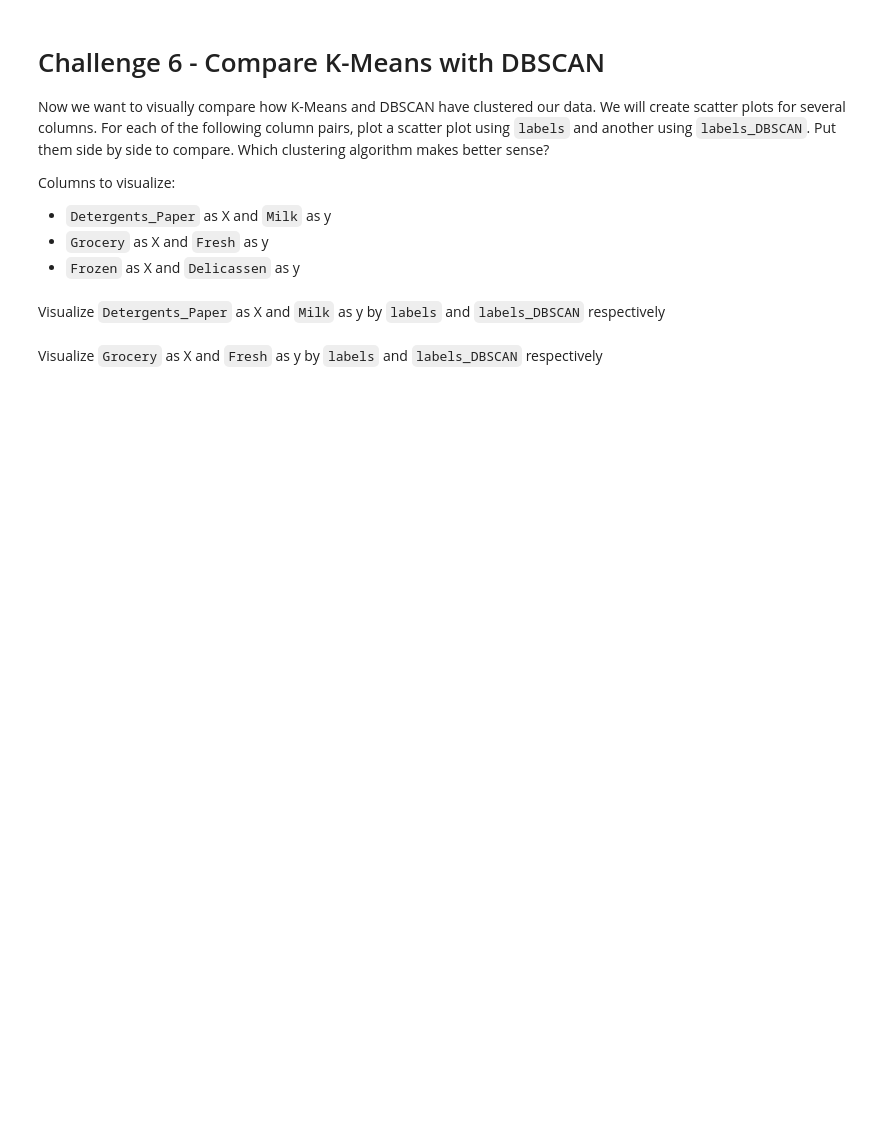
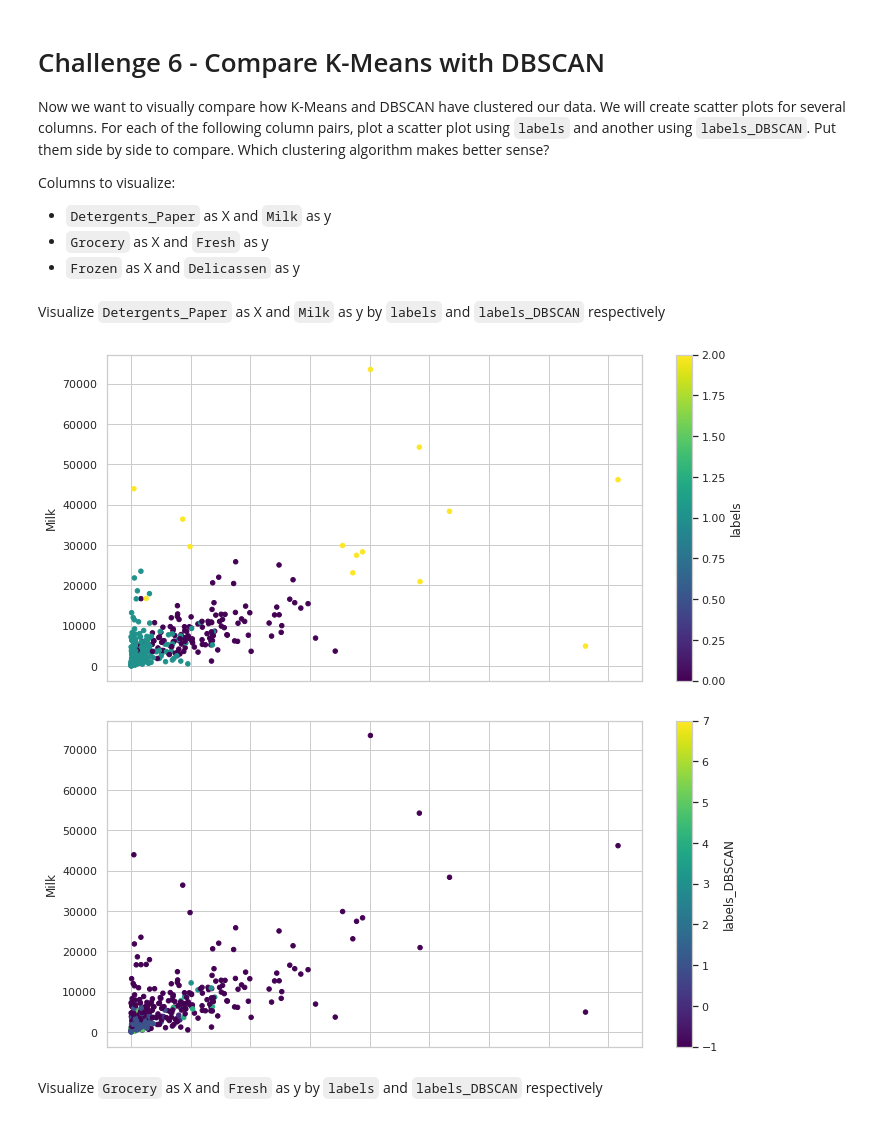
Before and after one commit to Ironhack-Data-Madrid-Enero-2022/lab_unsupervised_learning, a Jupyter notebook: your-code/main.ipynb, the cells around one changed output. Cells and saved outputs as stored; diff of their text form; code cells hidden in the pictures; blank space fills up the shorter version.

```diff
--- a/your-code/main.ipynb
+++ b/your-code/main.ipynb
@@ -125,3 +117,8 @@ Diverse value ranges in different features could cause issues in our clustering.
 from sklearn.preprocessing import StandardScaler
 
 # Your code here:
+scaler = StandardScaler()
+customers_scale = scaler.fit_transform(customers)
+# %%
+customers_scale = pd.DataFrame(customers_scale)
+customers_scale.columns = list(customers.columns)
@@ -133,6 +146,8 @@ Now let's cluster the data with K-Means first. Initiate the K-Means model, then
 from sklearn.cluster import KMeans
 
 # Your code here:
+kmeans=KMeans(n_clusters=3).fit(customers_scale)
+customers['labels']=kmeans.predict(customers_scale)
 # %% [markdown]
 Count the values in `labels`.
 # %%
@@ -144,6 +165,9 @@ Now let's cluster the data using DBSCAN. Use `DBSCAN(eps=0.5)` to initiate the m
 # %%
 # Your code here
 from sklearn.cluster import DBSCAN
+dbscan=DBSCAN(eps=0.5)
+customers_DBSCAN = dbscan.fit(customers_scale)
+customers['labels_DBSCAN']=dbscan.fit_predict(customers_scale)
 # %% [markdown]
 Count the values in `labels_DBSCAN`.
 # %%
@@ -165,2 +199,9 @@ Visualize `Detergents_Paper` as X and `Milk` as y by `labels` and `labels_DBSCAN
+# %%
+# Your code here:
+customers.plot.scatter(x='Detergents_Paper', y='Milk', c='labels', cmap='viridis');
+customers.plot.scatter(x='Detergents_Paper', y='Milk', c='labels_DBSCAN', cmap='viridis');
+# %% [output]
+[figure, added]
+[figure, added]
 # %% [markdown]
 Visualize `Grocery` as X and `Fresh` as y by `labels` and `labels_DBSCAN` respectively
```
Also changed, not shown: parts of 22 cells of this notebook.
